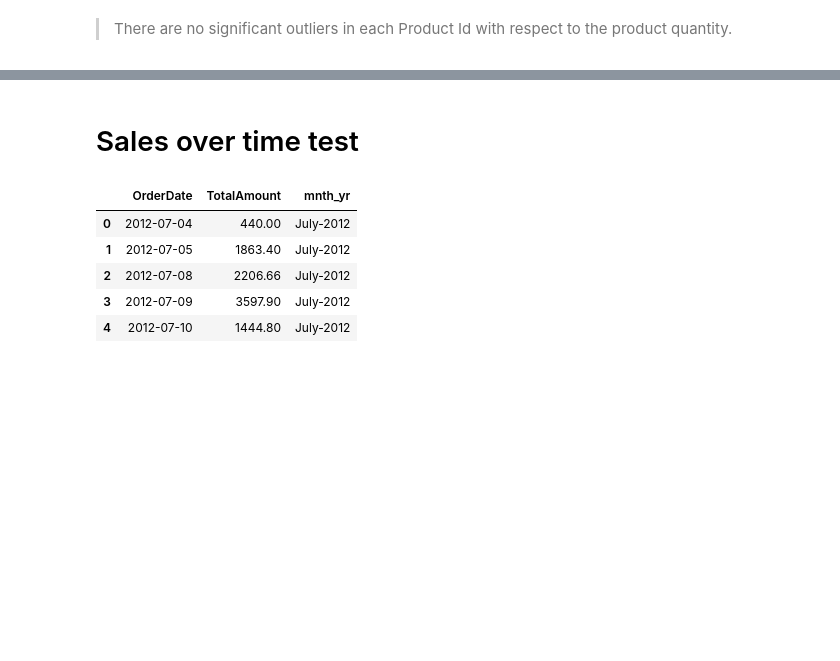
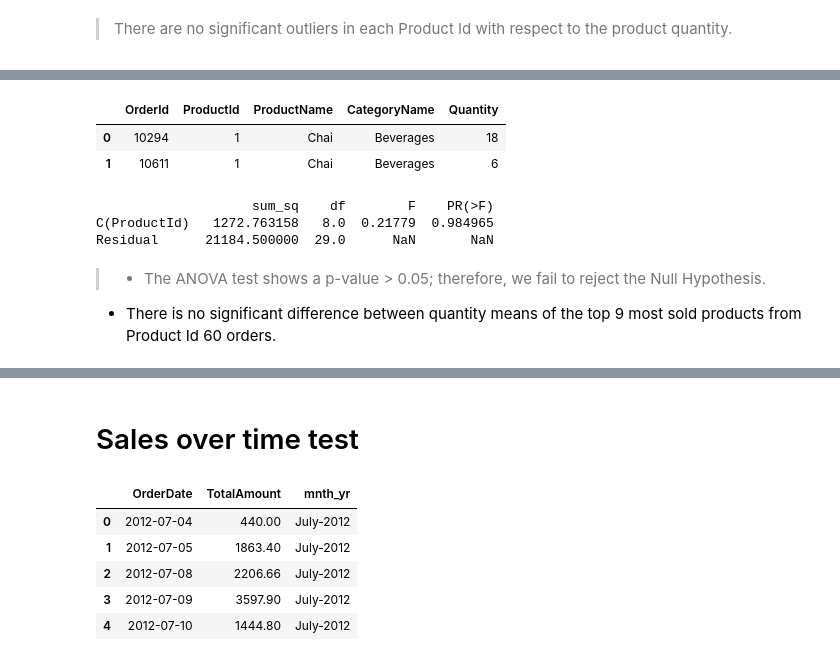
Before and after one commit to Francismorales/dsc-mod-3-project-online-ds-pt-061019, a Jupyter notebook: Project2-Northwind_Hypothesis_Testing.ipynb, the cells around one changed output, grey strips where cells are left out. Saved outputs shown, nothing was run; the diff lists cells and outputs as text; code cells hidden in the pictures; blank space fills up the shorter version.

```diff
--- a/Project2-Northwind_Hypothesis_Testing.ipynb
+++ b/Project2-Northwind_Hypothesis_Testing.ipynb
@@ -965,0 +1009,32 @@ dfProductIds.hist('Quantity', by='ProductId', figsize=(10, 10), color='blue');
+# %%
+#Exclude PId24 since it did not meet the normality test
+dfProductIds = pd.read_sql_query('''SELECT od.OrderId, od.ProductId, p.ProductName, c.CategoryName, od.Quantity
+                            FROM 'OrderDetail' od
+                            JOIN 'Product' p ON p.Id = od.ProductId
+                            JOIN 'Category' c ON c.Id = p.CategoryId
+                            WHERE od.OrderId IN
+                                (SELECT od.OrderId
+                                FROM 'OrderDetail' od
+                                JOIN 'Product' p ON p.Id = od.ProductId
+                                WHERE ProductId = 60)
+                            AND od.ProductId IN (71,16,40,31,1,39,10,56,77)
+                            ;''', cnx)
+# %%
+dfProductIds.head(2)
+# %% [output]
+|  | OrderId | ProductId | ProductName | CategoryName | Quantity |
+| 0 | 10294 | 1 | Chai | Beverages | 18 |
+| 1 | 10611 | 1 | Chai | Beverages | 6 |
+# %%
+#ANOVA
+formula = 'Quantity ~ C(ProductId)'
+lm = ols(formula, dfProductIds).fit()
+table = sm.stats.anova_lm(lm, typ=2)
+print(table)
+# %% [output]
+                    sum_sq    df        F    PR(>F)
+C(ProductId)   1272.763158   8.0  0.21779  0.984965
+Residual      21184.500000  29.0      NaN       NaN
+# %% [markdown]
+> - The ANOVA test shows a p-value > 0.05; therefore, we fail to reject the Null Hypothesis.
+- There is no significant difference between quantity means of the top 9 most sold products from Product Id 60 orders.
```
Also changed, not shown: parts of 17 cells of this notebook.
